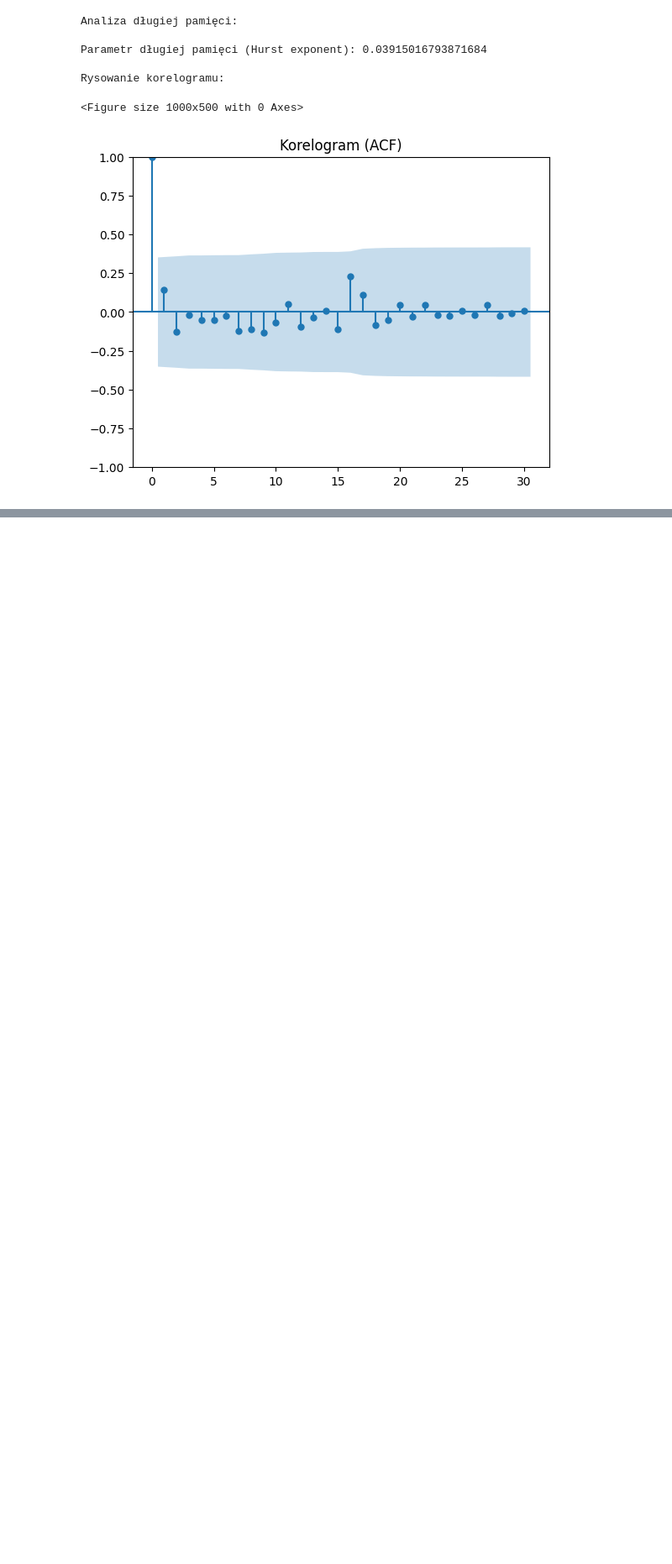
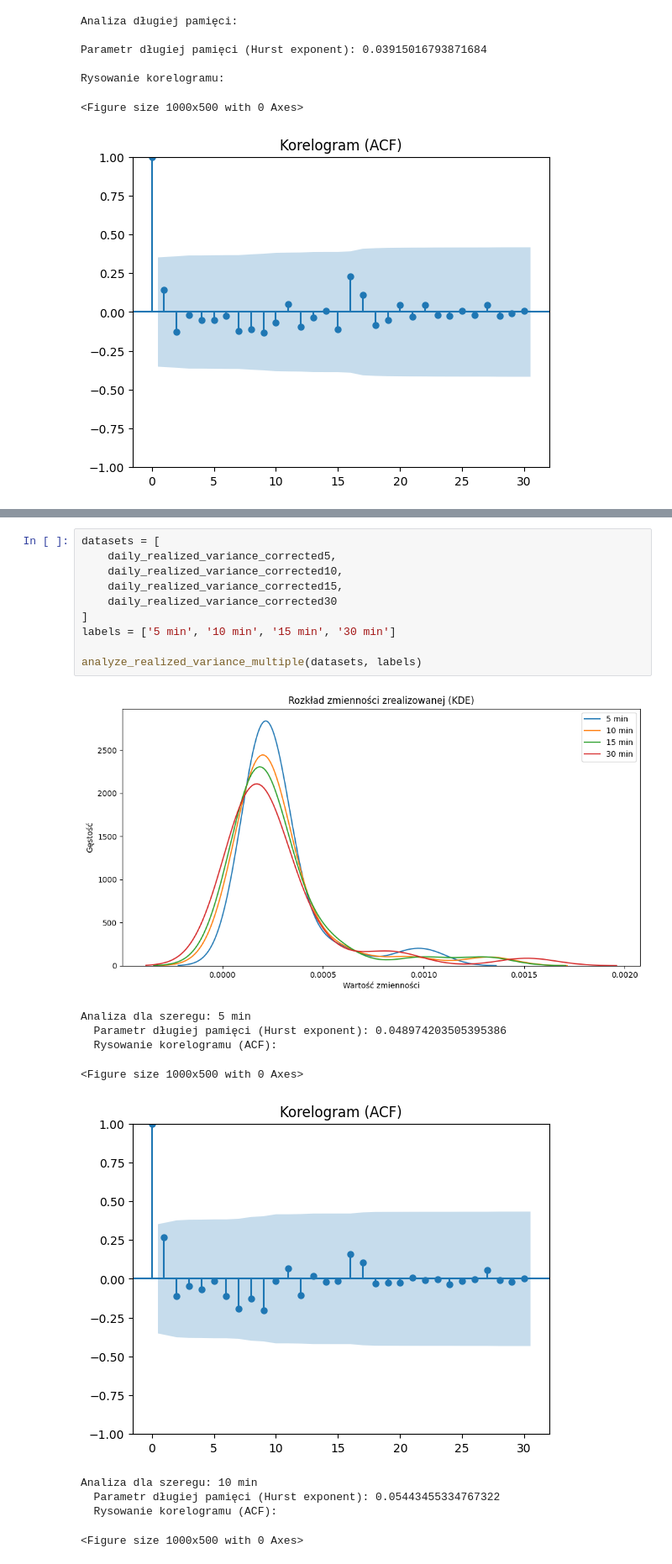
Before and after one commit to kottoization/FinancialAndDynamicEconometric, a Jupyter notebook: proj6/Lab6EFID.ipynb, the cells around one changed output, grey strips where cells are left out. Shown at 84% size. Drawn from its saved outputs; the diff is of its cells as text; blank space fills up the shorter version.

```diff
--- a/proj6/Lab6EFID.ipynb
+++ b/proj6/Lab6EFID.ipynb
@@ -1183,0 +1190,21 @@ Rysowanie korelogramu:
+# %%
+datasets = [
+    daily_realized_variance_corrected5,
+    daily_realized_variance_corrected10,
+    daily_realized_variance_corrected15,
+    daily_realized_variance_corrected30
+]
+labels = ['5 min', '10 min', '15 min', '30 min']
+
+analyze_realized_variance_multiple(datasets, labels)
+# %% [output]
+[figure, added]
+Analiza dla szeregu: 5 min
+  Parametr długiej pamięci (Hurst exponent): 0.048974203505395386
+  Rysowanie korelogramu (ACF):
+<Figure size 1000x500 with 0 Axes>
+[figure, added]
+Analiza dla szeregu: 10 min
+  Parametr długiej pamięci (Hurst exponent): 0.05443455334767322
+  Rysowanie korelogramu (ACF):
+<Figure size 1000x500 with 0 Axes>
```
Also changed, not shown: parts of 6 cells of this notebook, 1 other file.
